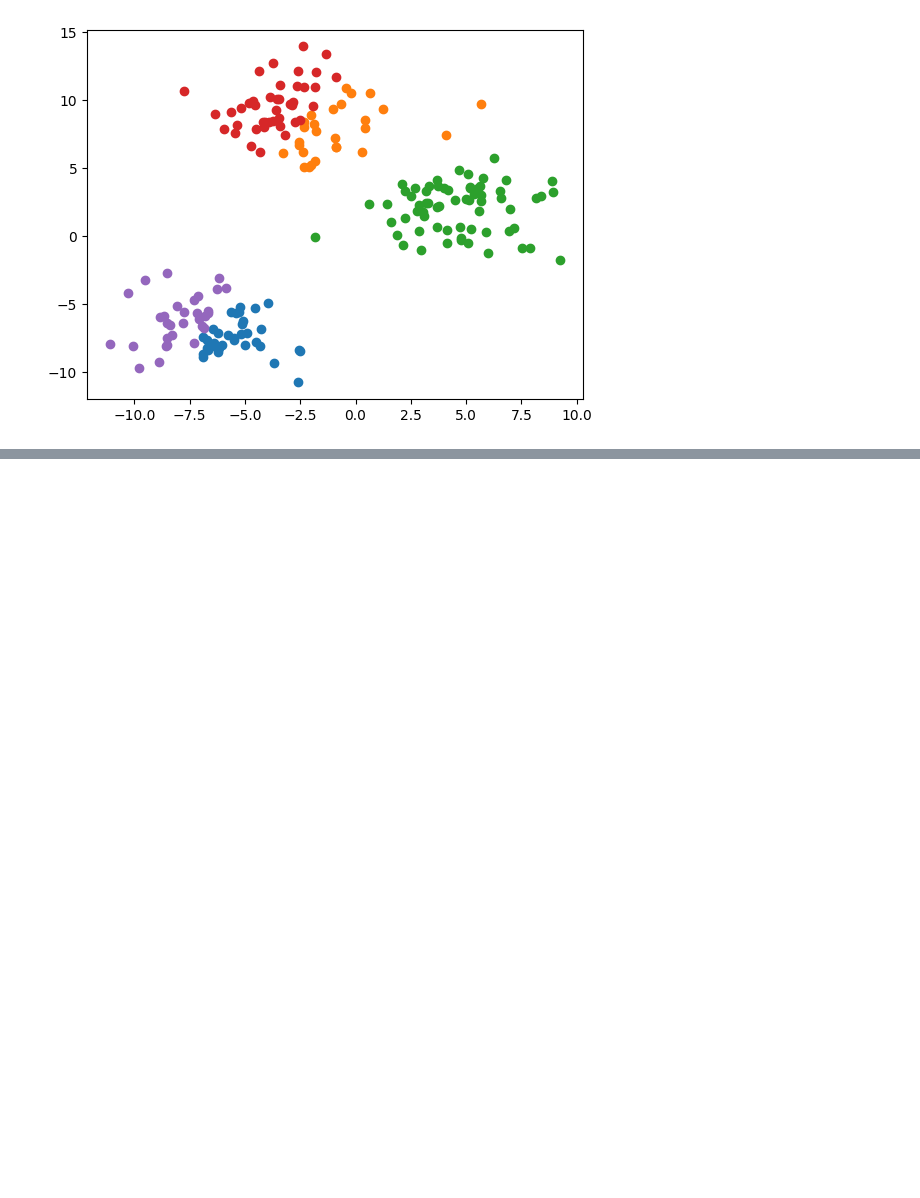
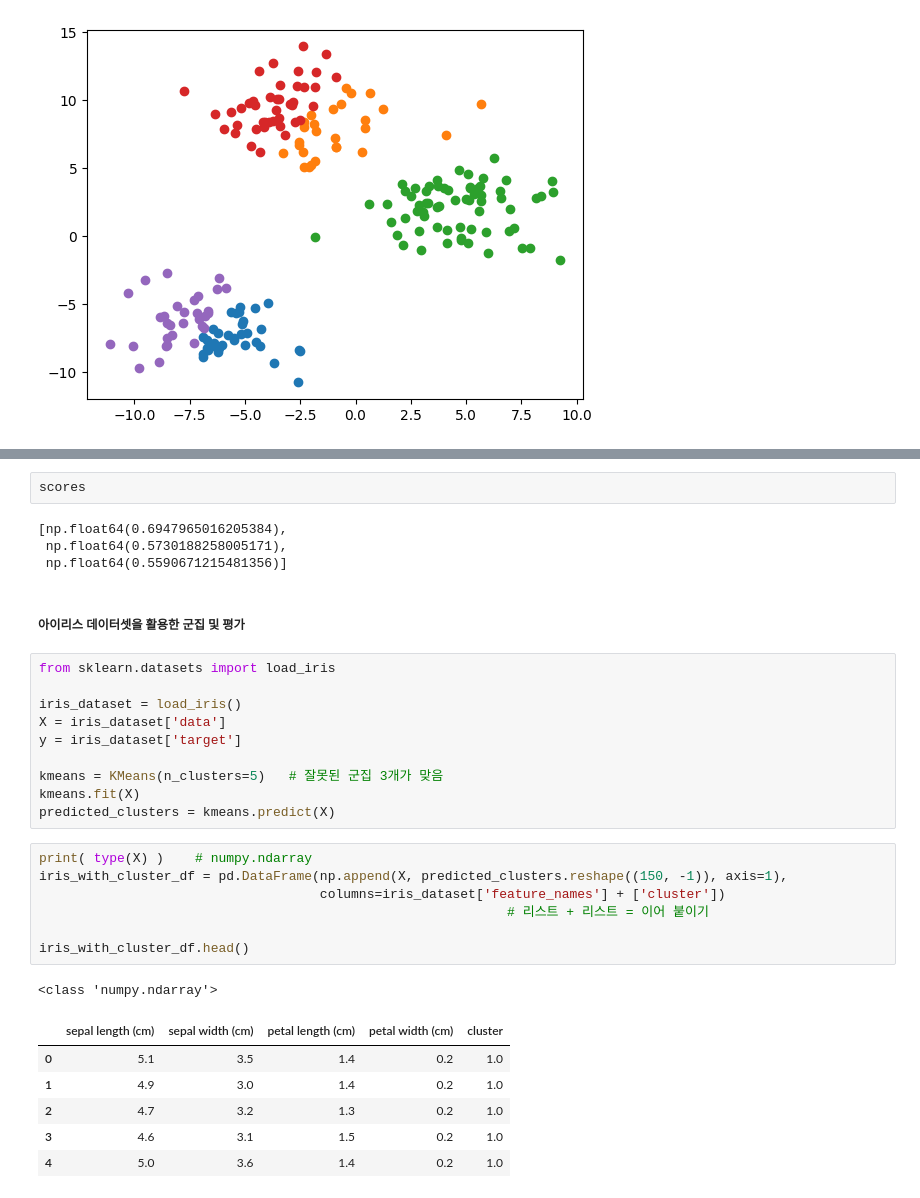
Before and after one commit to 2yuri89/workspace, a Jupyter notebook: ml-basic/example_16.ipynb, the cells around one changed output, grey strips where cells are left out. Cells and saved outputs as stored; diff of their text form; blank space fills up the shorter version.

Commit message:
cluster_and_silhouette_score

```diff
--- a/ml-basic/example_16.ipynb
+++ b/ml-basic/example_16.ipynb
@@ -244,0 +274,33 @@ plt.show()
+# %%
+scores
+# %% [output]
+[np.float64(0.6947965016205384),
+ np.float64(0.5730188258005171),
+ np.float64(0.5590671215481356)]
+# %% [markdown]
+##### 아이리스 데이터셋을 활용한 군집 및 평가
+# %%
+from sklearn.datasets import load_iris
+
+iris_dataset = load_iris()
+X = iris_dataset['data']
+y = iris_dataset['target']
+
+kmeans = KMeans(n_clusters=5)   # 잘못된 군집 3개가 맞음
+kmeans.fit(X)
+predicted_clusters = kmeans.predict(X)
+# %%
+print( type(X) )    # numpy.ndarray
+iris_with_cluster_df = pd.DataFrame(np.append(X, predicted_clusters.reshape((150, -1)), axis=1),
+                                    columns=iris_dataset['feature_names'] + ['cluster'])
+                                                            # 리스트 + 리스트 = 이어 붙이기
+
+iris_with_cluster_df.head()
+# %% [output]
+<class 'numpy.ndarray'>
+|  | sepal length (cm) | sepal width (cm) | petal length (cm) | petal width (cm) | cluster |
+| 0 | 5.1 | 3.5 | 1.4 | 0.2 | 1.0 |
+| 1 | 4.9 | 3.0 | 1.4 | 0.2 | 1.0 |
+| 2 | 4.7 | 3.2 | 1.3 | 0.2 | 1.0 |
+| 3 | 4.6 | 3.1 | 1.5 | 0.2 | 1.0 |
+| 4 | 5.0 | 3.6 | 1.4 | 0.2 | 1.0 |
```
Also changed, not shown: parts of 5 cells of this notebook.
